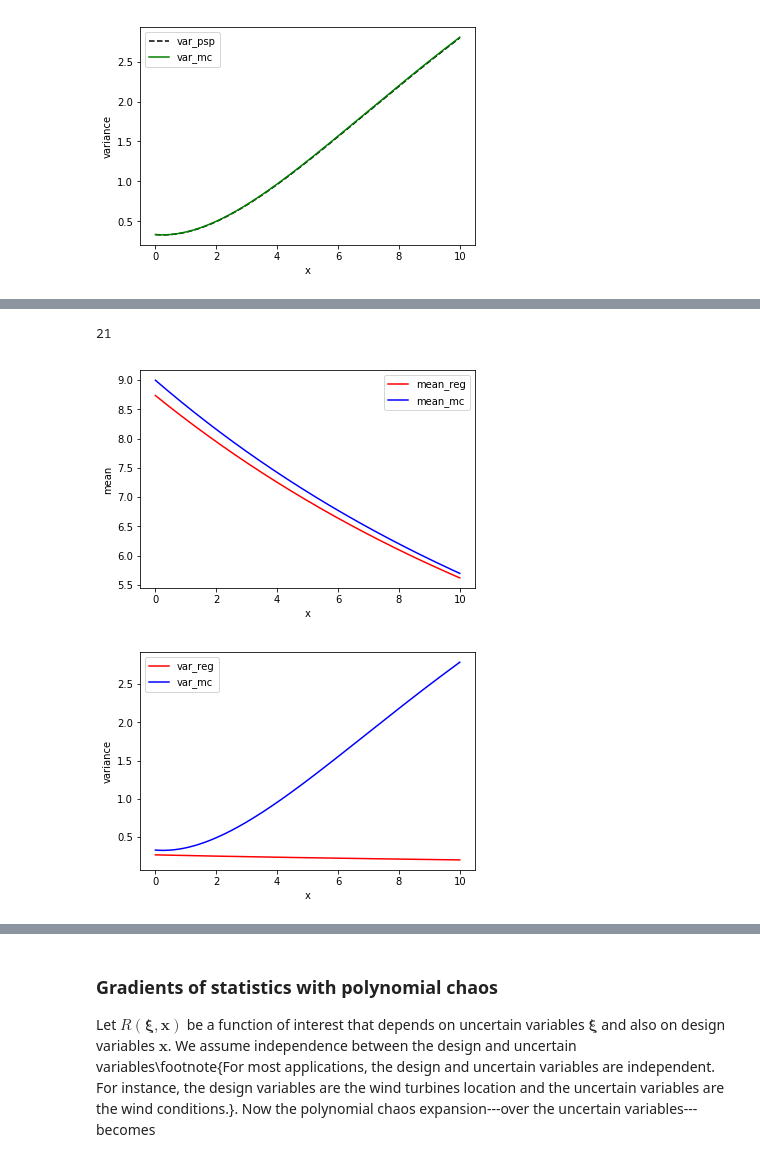
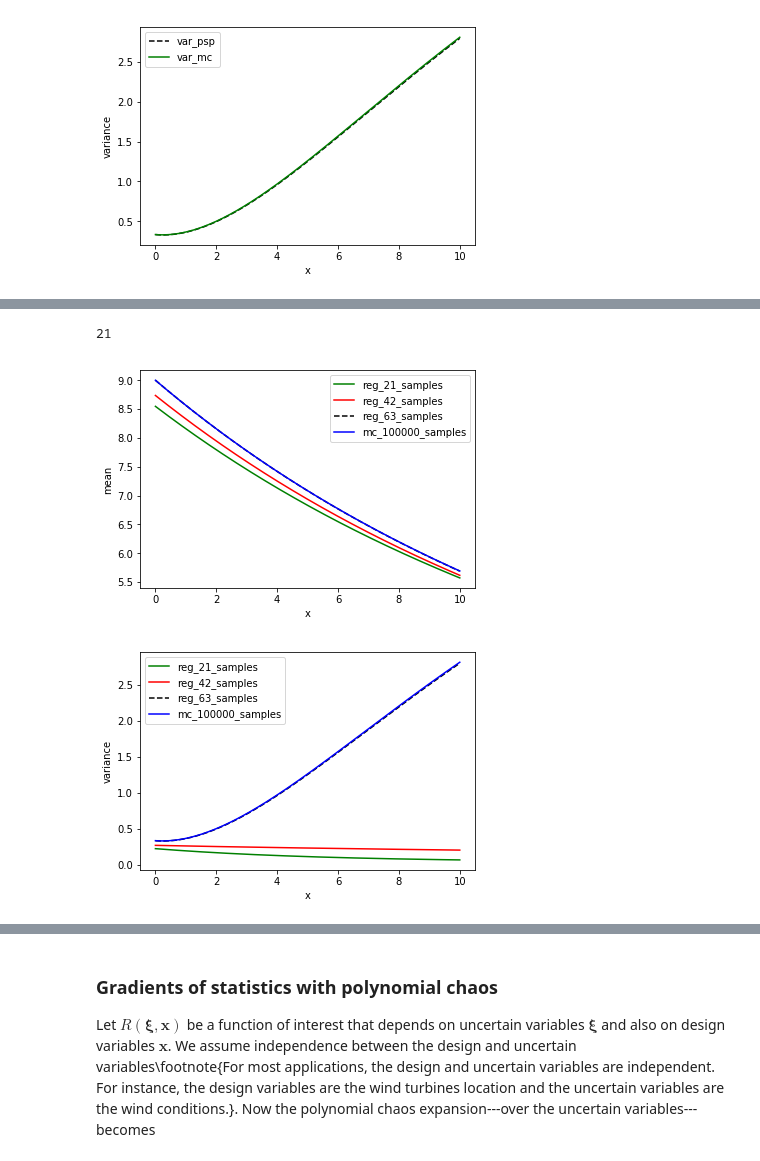
Before and after one commit to byuflowlab/ouu, a Jupyter notebook: OUU.ipynb, the cells around one changed output, grey strips where cells are left out. Cells and saved outputs as stored; diff of their text form; code cells hidden in the pictures.

```diff
--- a/OUU.ipynb
+++ b/OUU.ipynb
@@ -490,33 +490,54 @@ For $p=2$, \cref{eq:regularized} is known as Tikhonov regularization or ridge re
 # %%
 # Regression
 order = 5
 poly2 = cp.orth_ttr(order, dist)
-nodes2 = dist.sample(2*len(poly2), "H")
-solves = [U(x, s[0], s[1]) for s in nodes2.T]
-U_hat = cp.fit_regression(poly2, nodes2, solves, rule="T")
+nodes2 = dist.sample(len(poly2), "H")
+nodes3 = dist.sample(2*len(poly2), "H")
+nodes4 = dist.sample(3*len(poly2), "H")
 
 print len(poly2)
-mean_reg = cp.E(U_hat, dist)
-var_reg = cp.Var(U_hat, dist)
+solves2 = [U(x, s[0], s[1]) for s in nodes2.T]
+solves3 = [U(x, s[0], s[1]) for s in nodes3.T]
+solves4 = [U(x, s[0], s[1]) for s in nodes4.T]
+
+
+U_hat2 = cp.fit_regression(poly2, nodes2, solves2, rule="T")
+U_hat3 = cp.fit_regression(poly2, nodes3, solves3, rule="T")
+U_hat4 = cp.fit_regression(poly2, nodes4, solves4, rule="T")
+
+
+# print len(poly2)
+mean_reg2 = cp.E(U_hat2, dist)
+mean_reg3 = cp.E(U_hat3, dist)
+mean_reg4 = cp.E(U_hat4, dist)
+
+var_reg2 = cp.Var(U_hat2, dist)
+var_reg3 = cp.Var(U_hat3, dist)
+var_reg4 = cp.Var(U_hat4, dist)
+
 
 plt.figure(1)
-plt.plot(x, mean_reg, "r", label="mean_reg")
-plt.plot(x, mean_mc, "b", label="mean_mc")
+plt.plot(x, mean_reg2, "g", label="reg_21_samples")
+plt.plot(x, mean_reg3, "r", label="reg_42_samples")
+plt.plot(x, mean_reg4, "k--", label="reg_63_samples")
+plt.plot(x, mean_mc, "b", label="mc_100000_samples")
 plt.xlabel("x")
 plt.ylabel("mean")
 plt.legend()
 
 plt.figure(2)
-plt.plot(x, var_reg, "r", label="var_reg")
-plt.plot(x, var_mc, "b", label="var_mc")
+plt.plot(x, var_reg2, "g", label="reg_21_samples")
+plt.plot(x, var_reg3, "r", label="reg_42_samples")
+plt.plot(x, var_reg4, "k--", label="reg_63_samples")
+plt.plot(x, var_mc, "b", label="mc_100000_samples")
 plt.xlabel("x")
 plt.ylabel("variance")
 plt.legend()
 plt.show()
 # %% [output]
 21
-[figure, old version]
+[figure, new version]
-[figure, old version]
+[figure, new version]
 # %% [markdown]
 Similarly to the least squares problem, the ridge regression has a closed-form solution
 
```
Also changed, not shown: parts of 8 cells of this notebook.
